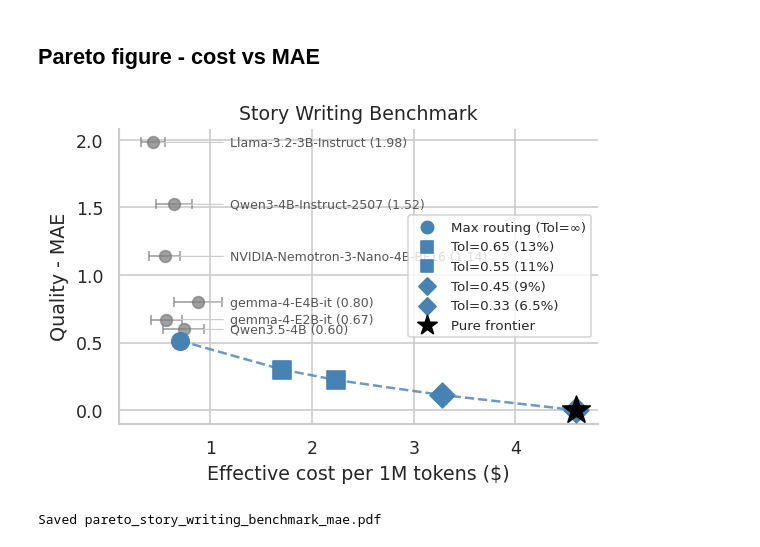
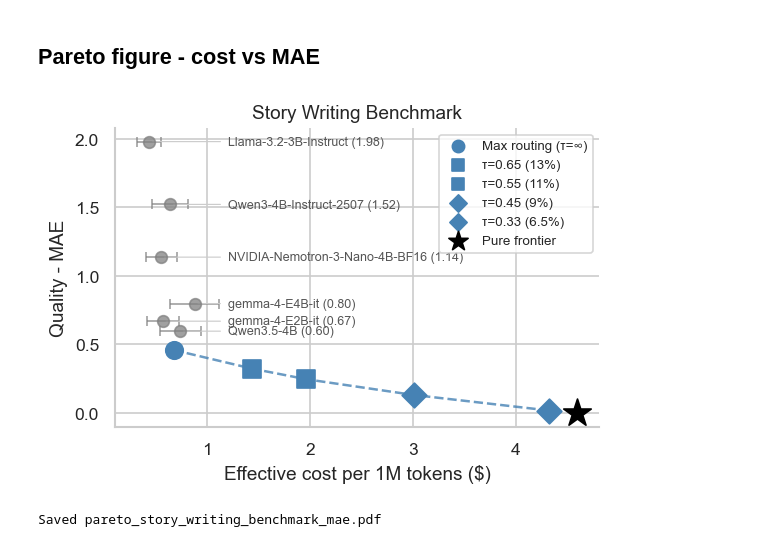
Before and after one commit to JaeHyun-Cha-00/MCP-LLM-as-Judge, a Jupyter notebook: story_writing_benchmark/notebooks/03_mojo.ipynb, the cells around one changed output. Saved outputs shown, nothing was run; the diff lists cells and outputs as text; code cells hidden in the pictures.

Commit message:
Filtering Deleted

```diff
--- a/story_writing_benchmark/notebooks/03_mojo.ipynb
+++ b/story_writing_benchmark/notebooks/03_mojo.ipynb
@@ -276,14 +244,10 @@ for m in evaluator_names:
 # %%
 # SWB score range 0–5; thresholds as fractions of range
-THRESHOLDS = [("Max routing (Tol=∞)", float("inf")),
-              ("Tol=0.65 (13%)", 0.65),
-              ("Tol=0.55 (11%)", 0.55),
-              ("Tol=0.45 (9%)",  0.45),
-              ("Tol=0.33 (6.5%)", 0.33)]
-
-# Restrict score/rho tables to Step-1-approved candidates
-score_cand = score_table[CANDIDATE_MODELS] if CANDIDATE_MODELS else score_table.iloc[:, :0]
-rho_cand   = rho_table[CANDIDATE_MODELS]   if CANDIDATE_MODELS else rho_table.iloc[:, :0]
+THRESHOLDS = [("Max routing (τ=∞)", float("inf")),
+              ("τ=0.65 (13%)", 0.65),
+              ("τ=0.55 (11%)", 0.55),
+              ("τ=0.45 (9%)",  0.45),
+              ("τ=0.33 (6.5%)", 0.33)]
 
 mojo_rows    = []
 routing_maps = {}
@@ -292,13 +256,11 @@ for label, tau in THRESHOLDS:
     rubric_costs, rubric_maes, rubric_rhos, n_escalated = [], [], [], 0
     routing_map = {}
     for rubric in ALL_CATEGORIES:
-        # Step 1 + Step 2 filter: eligible models with ucb_mae ≤ Tol AND ρ ≥ RHO_MIN
         eligible = []
         for model in CANDIDATE_MODELS:
-            ucb = score_cand.loc[rubric, model]
-            rho = rho_cand.loc[rubric, model]
-            if ucb <= tau and (not pd.isna(rho)) and rho >= RHO_MIN:
-                eligible.append((ucb, model))   # sort by best MAE (paper: "best evaluator")
+            ucb = score_table.loc[rubric, model]
+            if ucb <= tau:
+                eligible.append((ucb, model))
 
         if not eligible:
             rubric_costs.append(CLAUDE_BLENDED)
@@ -311,7 +273,7 @@ for label, tau in THRESHOLDS:
             _, model = eligible[0]
             rubric_costs.append(MODEL_COST.get(model, CLAUDE_BLENDED))
             rubric_maes.append(float(cat_mae.loc[rubric, model]))
-            rubric_rhos.append(float(rho_cand.loc[rubric, model]))
+            rubric_rhos.append(float(rho_table.loc[rubric, model]))
             routing_map[rubric] = model
 
     routing_maps[label] = routing_map
@@ -410,7 +372,7 @@ print(f"  → One-time calibration cost is ~{cal_cost_mid / (mojo_no_fb_savings
 ## Pareto figure - cost vs MAE
 # %%
 # Pareto figure - actual cost ($/1M) on x-axis
-FIGURES_DIR = Path("../../neurips_paper2/figures")
+FIGURES_DIR = Path("../figures")
 
 # Compute overall MAE per model from errors
 model_mae = (
@@ -446,34 +408,34 @@ for (_, row), ly in zip(model_info.iterrows(), label_ys):
         fontsize=7.5, color="#555", ha="left", va="center",
         arrowprops=dict(arrowstyle="-", color="#ccc", lw=0.7),
     )
 
 # --- MOJO operating points ---
 marker_map = ["o", "s", "s", "D", "D"]
 mojo_sorted = mojo_df.sort_values("blended_cost").reset_index(drop=True)
 ax.plot(mojo_sorted["blended_cost"], mojo_sorted["realized_mae"],
         "--", color="steelblue", lw=1.5, alpha=0.8, zorder=2)
 
 for i, row in mojo_sorted.iterrows():
     ax.scatter(row["blended_cost"], row["realized_mae"],
                s=110, marker=marker_map[i], color="steelblue", zorder=4,
                label=row["label"])
 
 # --- Pure frontier ---
 ax.scatter(CLAUDE_BLENDED, 0, marker="*", s=300, color="black", zorder=5,
            label="Pure frontier")
 
 ax.set_xlabel("Effective cost per 1M tokens ($)")
 ax.set_ylabel("Quality - MAE")
 ax.set_title("Story Writing Benchmark")
 ax.legend(fontsize=8, frameon=True, markerscale=0.7)
 sns.despine()
 plt.tight_layout()
 plt.savefig(FIGURES_DIR / "pareto_story_writing_benchmark_mae.pdf", bbox_inches="tight")
 plt.savefig(FIGURES_DIR / "pareto_story_writing_benchmark_mae.png", dpi=150, bbox_inches="tight")
 plt.show()
 print("Saved pareto_story_writing_benchmark_mae.pdf")
 # %% [output]
-[figure, old version]
+[figure, new version]
 Saved pareto_story_writing_benchmark_mae.pdf
 # %%
 # Pareto figure - Spearman ρ on y-axis
```
Also changed, not shown: parts of 5 cells of this notebook, 9 other files.
